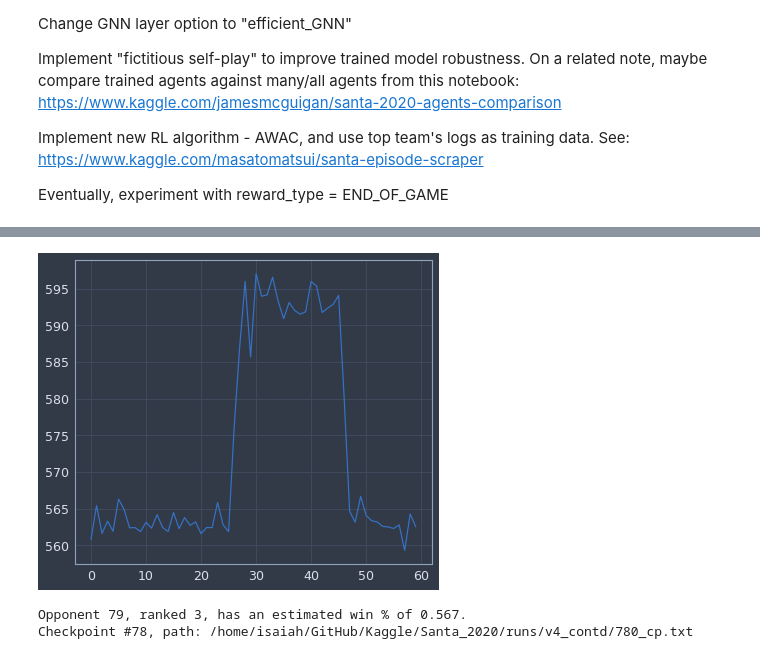
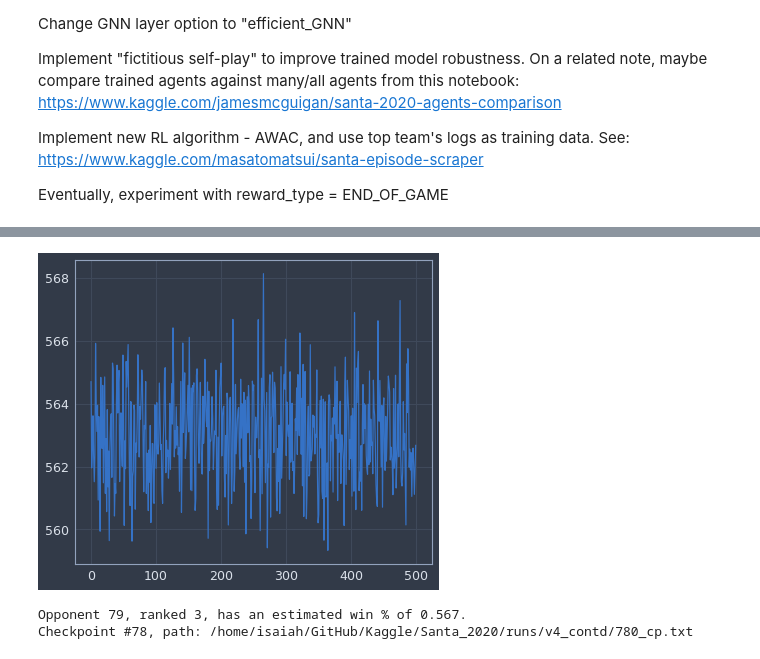
Before and after one commit to IsaiahPressman/Kaggle_Santa_2020, a Jupyter notebook: RL_Santa.ipynb, the cells around one changed output, grey strips where cells are left out. Drawn from its saved outputs; the diff is of its cells as text; code cells hidden in the pictures.

```diff
--- a/RL_Santa.ipynb
+++ b/RL_Santa.ipynb
@@ -290,11 +311,13 @@ except NameError:
 except RuntimeError:
     print('WARNING: Failed to load saved model')
 model.to(device=DEVICE)
-optimizer = torch.optim.Adam(model.parameters(), lr=0.01)
+optimizer = torch.optim.Adam(model.parameters(), lr=0.005)
 
 env_kwargs = dict(
     n_envs=512,
+    env_device=DEVICE,
     out_device=DEVICE,
+    normalize_reward=False,
     reward_type=ve.EVERY_STEP_EV,
     obs_type=ve.LAST_STEP_OBS if use_rnn else ve.SUMMED_OBS,
     opponent_obs_type=ve.SUMMED_OBS
@@ -315,19 +338,19 @@ def model_constructor():
 initial_opponent_pool = [
     #va.BasicThompsonSampling(OBS_NORM),
     #va.PullVegasSlotMachines(OBS_NORM),
-    #va.SavedRLAgent('a3c_agent_v0'),
-    #va.SavedRLAgent('a3c_agent_v1'),
-    #va.SavedRLAgent('a3c_agent_v2'),
-    va.SavedRLAgent('a3c_agent_v3'),
+    #va.SavedRLAgent('a3c_agent_v0', device=DEVICE),
+    #va.SavedRLAgent('a3c_agent_v1', device=DEVICE),
+    #va.SavedRLAgent('a3c_agent_v2', device=DEVICE),
+    va.SavedRLAgent('a3c_agent_v3', device=DEVICE),
 ]
 
 a3c_alg = A3CVectorized(model_constructor, optimizer, model=model, device=DEVICE,
-                        exp_folder=Path('/home/isaiah/GitHub/Kaggle/Santa_2020/runs/TEMP'),
+                        exp_folder=Path('runs/TEMP'),
                         recurrent_model=use_rnn,
                         clip_grads=10.,
                         play_against_past_selves=False,
                         n_past_selves=4,
-                        checkpoint_freq=10,
+                        checkpoint_freq=2,
                         initial_opponent_pool=initial_opponent_pool,
                         opp_posterior_decay=0.95)
 # %% [output]
@@ -335,10 +357,10 @@ WARNING: Failed to load saved model
 WARNING: Using TEMP exp_folder
 # %%
 env_kwargs['n_envs'] = 512
-env_kwargs['opponent'] = va.SavedRLAgent('a3c_agent_v2')
-episode_reward_sums = a3c_alg.train(n_episodes=30, **rl_alg_kwargs, **env_kwargs)
+env_kwargs['opponent'] = va.SavedRLAgent('a3c_agent_v2', device=DEVICE)
+a3c_alg.train(n_episodes=100, **rl_alg_kwargs, **env_kwargs)
 
 #episode_reward_sums = a3c_vectorized_env(env, model, optimizer, n_episodes=50, **rl_alg_kwargs)
-plt.plot(episode_reward_sums)
-plt.show();
+#plt.plot(episode_reward_sums)
+#plt.show();
 #plt.plot(episode_reward_sums);
@@ -347,6 +367,6 @@ plt.show();
 # %%
 #env_kwargs['n_envs'] = 512
-episode_reward_sums += a3c_alg.train(n_episodes=30, **rl_alg_kwargs, **env_kwargs)
+episode_reward_sums += a3c_alg.train(n_episodes=400, **rl_alg_kwargs, **env_kwargs)
 plt.plot(episode_reward_sums)
 plt.show();
 # %% [output]
@@ -353,4 +374,4 @@ plt.show();
-[figure, old version]
+[figure, new version]
 # %%
 temp_model = a3c_alg.model_constructor()
 temp_model.load_state_dict(a3c_alg.checkpoints[78])
```
Also changed, not shown: parts of 8 cells of this notebook, 1 other file.
